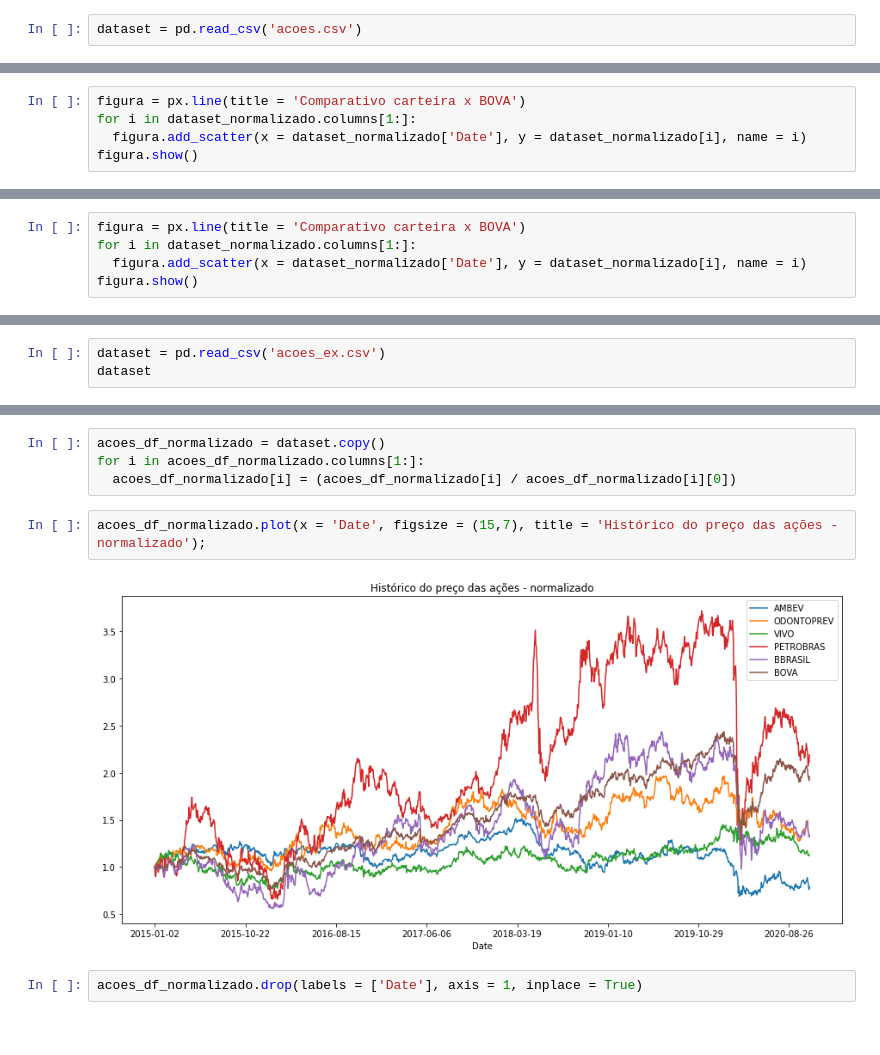
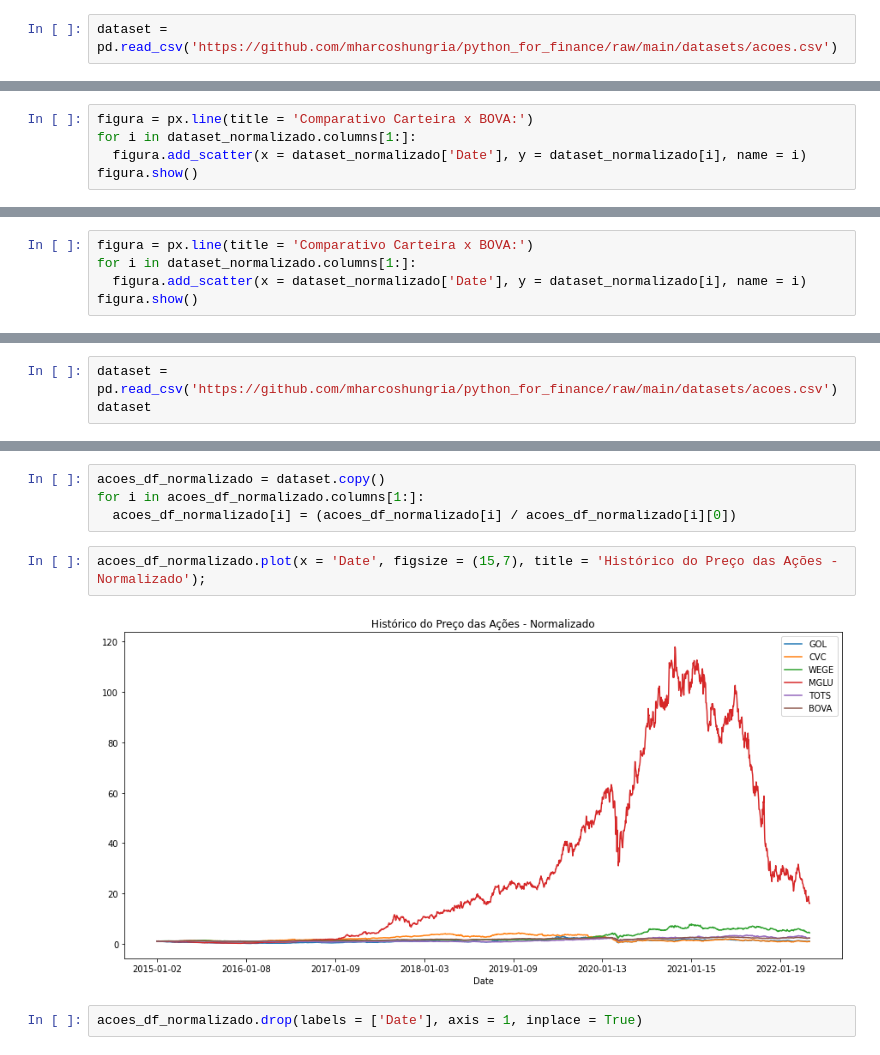
Before and after one commit to mharcoshungria/iaexpert_finance, a Jupyter notebook: taxas_retorno.ipynb, the cells around one changed output, grey strips where cells are left out. Cells and saved outputs as stored; diff of their text form.

```diff
--- a/taxas_retorno.ipynb
+++ b/taxas_retorno.ipynb
@@ -418,5 +418,5 @@ np.dot(retorno_anual, pesos_carteira2)
 # %%
-dataset = pd.read_csv('acoes.csv')
+dataset = pd.read_csv('https://github.com/mharcoshungria/python_for_finance/raw/main/datasets/acoes.csv')
 # %%
 dataset_normalizado = dataset.copy()
 for i in dataset_normalizado.columns[1:]:
@@ -449,5 +449,5 @@ dataset_normalizado
 # %%
-figura = px.line(title = 'Comparativo carteira x BOVA')
+figura = px.line(title = 'Comparativo Carteira x BOVA:')
 for i in dataset_normalizado.columns[1:]:
   figura.add_scatter(x = dataset_normalizado['Date'], y = dataset_normalizado[i], name = i)
 figura.show()
@@ -473,5 +473,5 @@ dataset_normalizado
 # %%
-figura = px.line(title = 'Comparativo carteira x BOVA')
+figura = px.line(title = 'Comparativo Carteira x BOVA:')
 for i in dataset_normalizado.columns[1:]:
   figura.add_scatter(x = dataset_normalizado['Date'], y = dataset_normalizado[i], name = i)
 figura.show()
@@ -484,4 +484,4 @@ figura.show()
 # %%
-dataset = pd.read_csv('acoes_ex.csv')
+dataset = pd.read_csv('https://github.com/mharcoshungria/python_for_finance/raw/main/datasets/acoes.csv')
 dataset
 # %% [output]
@@ -503,9 +503,9 @@ acoes_df_normalizado = dataset.copy()
 for i in acoes_df_normalizado.columns[1:]:
   acoes_df_normalizado[i] = (acoes_df_normalizado[i] / acoes_df_normalizado[i][0])
 # %%
-acoes_df_normalizado.plot(x = 'Date', figsize = (15,7), title = 'Histórico do preço das ações - normalizado');
+acoes_df_normalizado.plot(x = 'Date', figsize = (15,7), title = 'Histórico do Preço das Ações - Normalizado');
 # %% [output]
-[figure, old version]
+[figure, new version]
 # %%
 acoes_df_normalizado.drop(labels = ['Date'], axis = 1, inplace = True)
 # %%
```
Also changed, not shown: parts of 42 cells of this notebook.
